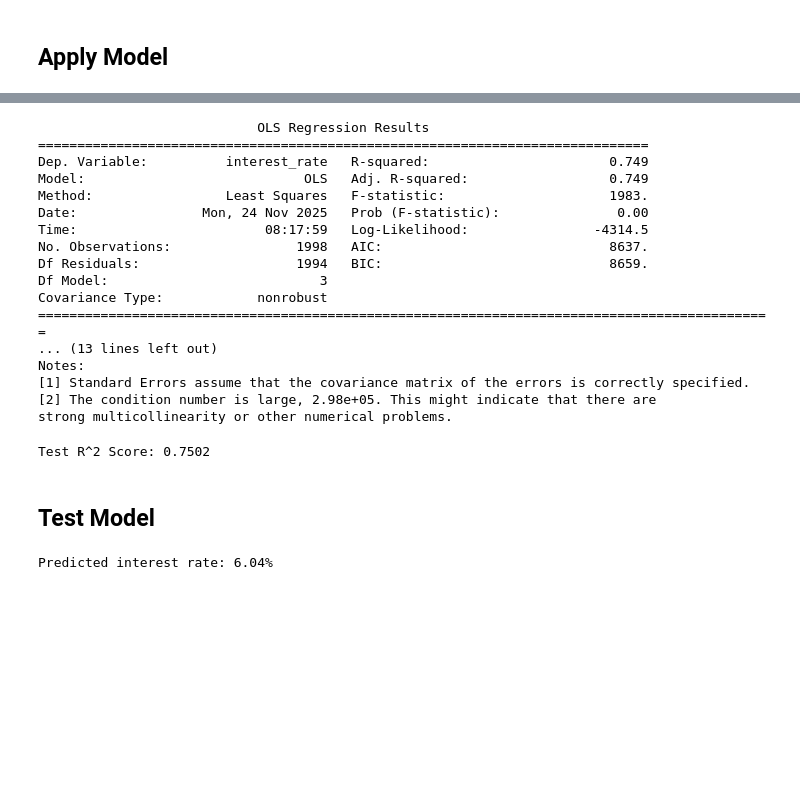
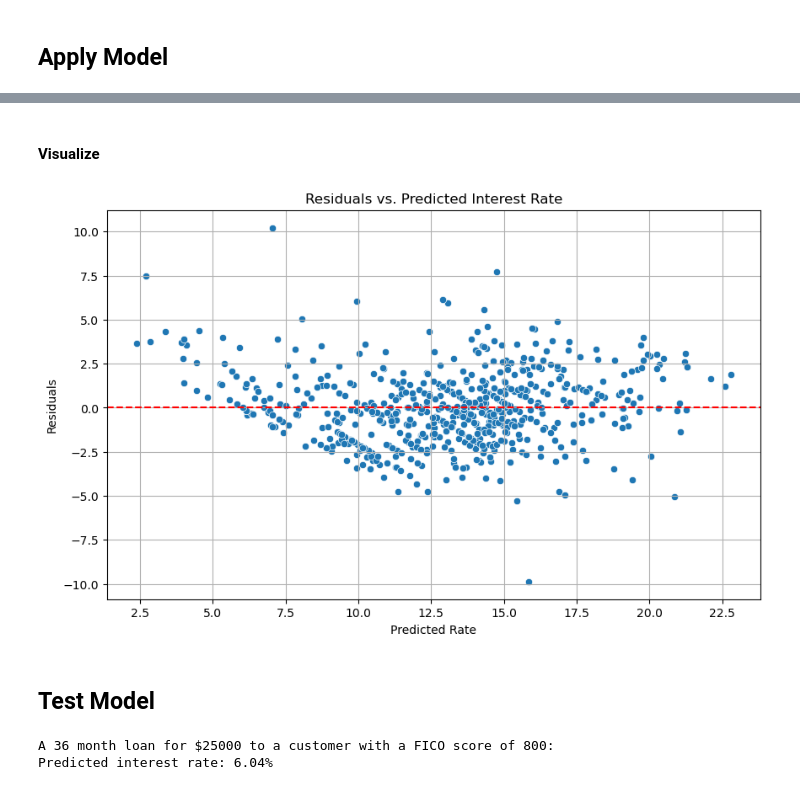
Before and after one commit to spc-kim/linear-regression-case-study, a Jupyter notebook: notebook.ipynb, the cells around one changed output, grey strips where cells are left out. Drawn from its saved outputs; the diff is of its cells as text; code cells hidden in the pictures; blank space fills up the shorter version.

```diff
--- a/notebook.ipynb
+++ b/notebook.ipynb
@@ -99,8 +139,8 @@ plt.show()
 # %%
 # Setting feature and target variables
 
-X = df.drop(['interest_rate', 'fico_range', 'amount_requested'], axis=1)
-y = df["interest_rate"]
+X = df[['amount_funded_by_investors', 'loan_length', 'fico_score']]
+y = df['interest_rate']
 # %%
 # Splitting data into groups before fitting
 
@@ -137,0 +182,18 @@ array([16.07,  4.43,  5.91, 11.1 ,  7.23, 14.18, 10.5 , 15.62, 19.08,
+# %% [markdown]
+#### Visualize
+# %%
+# Residuals
+y_residuals = y_test - y_pred
+
+fig, ax = plt.subplots(figsize=(10, 6))
+sns.scatterplot(x=y_pred, y=y_residuals)
+plt.axhline(y=0, color='r', linestyle='--')
+plt.title('Residuals vs. Predicted Interest Rate')
+plt.xlabel('Predicted Rate')
+plt.ylabel('Residuals')
+plt.grid(True)
+plt.show()
+
+# Residuals appear distributed around zero without a distinct pattern, leaning toward homoscedasticity and suggesting a good fit for Linear Regression.
+# %% [output]
+[figure, added]
@@ -142,30 +220,6 @@ X_2 = sm.add_constant(X_train)
 model_2 = sm.OLS(y_train, X_2).fit()
 
 print(model_2.summary())
-# %% [output]
-                            OLS Regression Results
-==============================================================================
-Dep. Variable:          interest_rate   R-squared:                       0.749
-Model:                            OLS   Adj. R-squared:                  0.749
-Method:                 Least Squares   F-statistic:                     1983.
-Date:                Mon, 24 Nov 2025   Prob (F-statistic):               0.00
-Time:                        08:17:59   Log-Likelihood:                -4314.5
-No. Observations:                1998   AIC:                             8637.
-Df Residuals:                    1994   BIC:                             8659.
-Df Model:                           3
-Covariance Type:            nonrobust
-==============================================================================================
-... (13 lines left out)
-Notes:
-[1] Standard Errors assume that the covariance matrix of the errors is correctly specified.
-[2] The condition number is large, 2.98e+05. This might indicate that there are
-strong multicollinearity or other numerical problems.
-# %%
-# R2 Score
-
-print(f"Test R^2 Score: {model.score(X_test, y_test):.4f}")
-# %% [output]
-Test R^2 Score: 0.7502
 # %% [markdown]
 ## Test Model
 # %%
@@ -177,6 +231,7 @@ test_vars = np.array([[test_funded, test_length, test_fico]])
 test_terms = pd.DataFrame(test_vars, columns = ['amount_funded_by_investors', 'loan_length', 'fico_score'])
 predicted_rate = model.predict(test_terms)
 
-print(f"Predicted interest rate: {predicted_rate[0]:,.2f}%")
+print(f"A {test_length} month loan for ${test_funded} to a customer with a FICO score of {test_fico}:\nPredicted interest rate: {predicted_rate[0]:,.2f}%")
 # %% [output]
+A 36 month loan for $25000 to a customer with a FICO score of 800:
 Predicted interest rate: 6.04%
```
Also changed, not shown: parts of 16 cells of this notebook.
